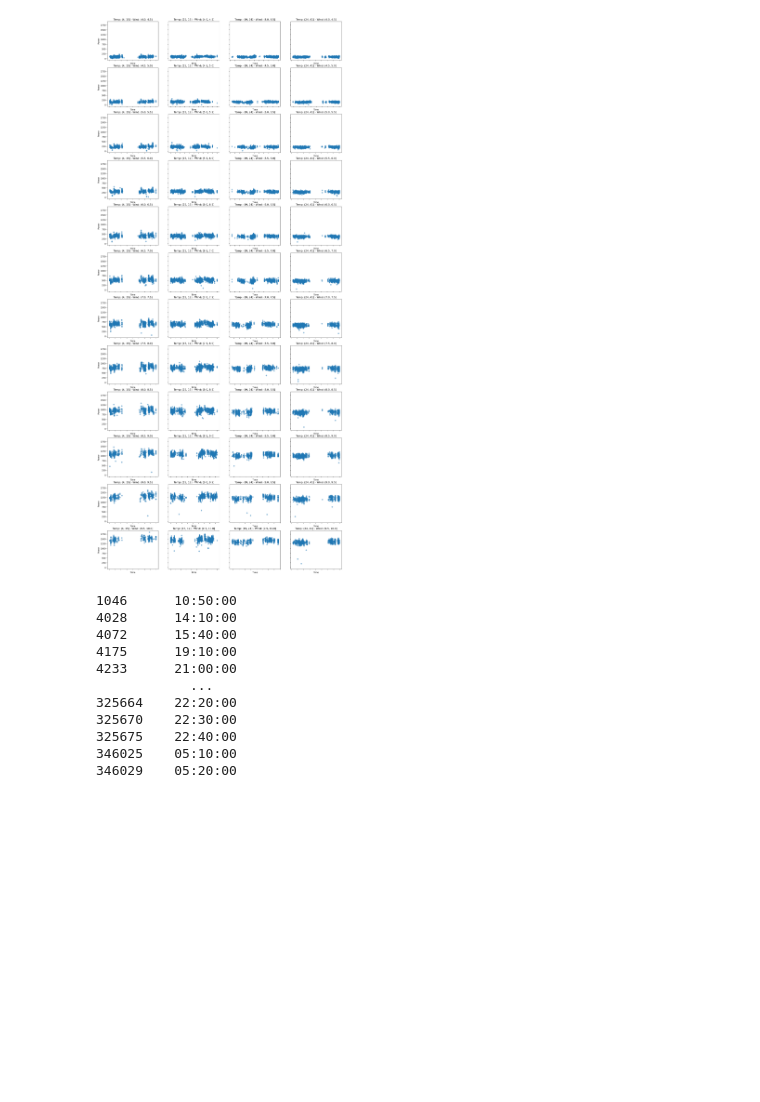
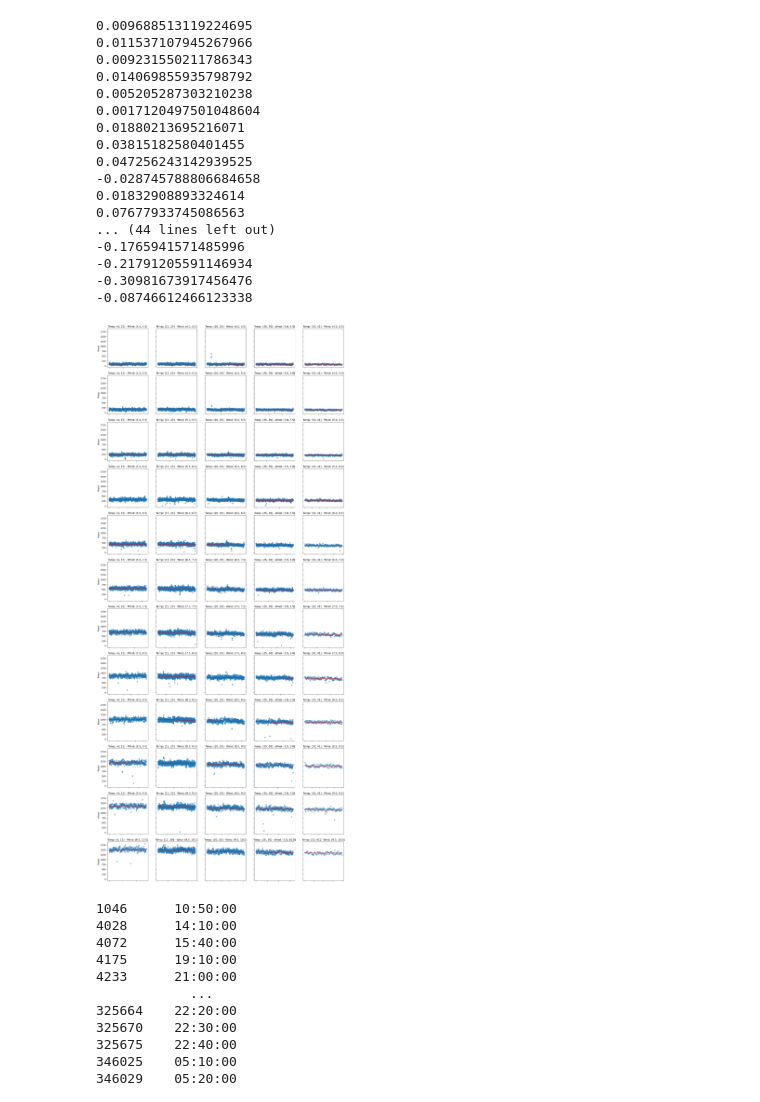
Before and after one commit to AntoniKedzierski/Windfarm, a Jupyter notebook: segmentation.ipynb, the cells around one changed output. Cells and saved outputs as stored; diff of their text form; code cells hidden in the pictures; blank space fills up the shorter version.

```diff
--- a/segmentation.ipynb
+++ b/segmentation.ipynb
@@ -51,0 +204,8 @@ slice_signals(signals, "T01")
+# %%
+batch_size = 30
+for i, (name, group) in enumerate(slice_signals(signals, "T01", temp_bins=[4, 15, 20, 25, 30, 41]).groupby(by = ["Temp", "Wind"])):
+    temp = group.reset_index()
+    group_id = np.repeat(np.arange(0, temp.shape[0] // batch_size + 1, 1, dtype=int), batch_size)
+    temp["index"] = group_id[:temp.shape[0]]
+    temp["Avg_Power"] = temp.groupby(by="index")["Power"].transform("mean")
+    model = _LinRegBasicModel(temp.Avg_Power, np.arange(0, temp.shape[0], 1, dtype=int))
@@ -52,13 +230,45 @@ slice_signals(signals, "T01")
 # %%
-fig, axes = plt.subplots(12, 4, sharey = True, figsize = (20, 48))
-for i, (name, group) in enumerate(slice_signals(signals, "T09").groupby(by = ["Temp", "Wind"])):
-    snsplot = sns.scatterplot(ax = axes[i % 12, i // 12], data = group, x = "Time", y = "Power", edgecolor = None, alpha = 0.5)
+fig, axes = plt.subplots(12, 5, sharey = True, figsize = (20, 48))
+batch_size = 30
+for i, (name, group) in enumerate(slice_signals(signals, "T01", temp_bins=[4, 15, 20, 25, 30, 41]).groupby(by = ["Temp", "Wind"])):
+    # KMeans
+    temp = group.reset_index()
+    group_id = np.repeat(np.arange(0, temp.shape[0] // batch_size + 1, 1, dtype=int), batch_size)
+    temp["index"] = group_id[:temp.shape[0]]
+    temp["Avg_Power"] = temp.groupby(by="index")["Power"].transform("mean")
+    model = _LinRegBasicModel(temp.Avg_Power, np.arange(0, temp.shape[0], 1, dtype=int))
+    snsplot = sns.scatterplot(ax = axes[i % 12, i // 12],
+                              x = np.arange(0, temp.shape[0], 1, dtype=int),
+                              y = temp.Power, edgecolor = None, alpha = 0.5)
     snsplot.set(xticklabels=[])
+    axes[i % 12, i // 12].plot(
+        np.arange(0, temp.shape[0], 1, dtype=int),
+        model.beta[0] + model.beta[1] * np.arange(0, temp.shape[0], 1, dtype=int), color="r")
+    print(model.beta[1])
+
+
     left_temp, right_temp = name[0].left, name[0].right
     left_wind, right_wind = name[1].left, name[1].right
     axes[i % 12, i // 12].set_title(f"Temp: ({left_temp}, {right_temp}] - Wind: ({left_wind}, {right_wind}]", fontsize=12)
 # %% [output]
+0.009688513119224695
+0.011537107945267966
+0.009231550211786343
+0.014069855935798792
+0.005205287303210238
+0.0017120497501048604
+0.01880213695216071
+0.03815182580401455
+0.047256243142939525
+-0.028745788806684658
+0.01832908893324614
+0.07677933745086563
+... (44 lines left out)
+-0.1765941571485996
+-0.21791205591146934
+-0.30981673917456476
+-0.08746612466123338
-[figure, old version]
+[figure, new version]
 # %%
 for i, (name, group) in enumerate(slice_signals(signals, "T09").groupby(by = ["Temp", "Wind"])):
 # %% [output]
```
Also changed, not shown: parts of 5 cells of this notebook.
